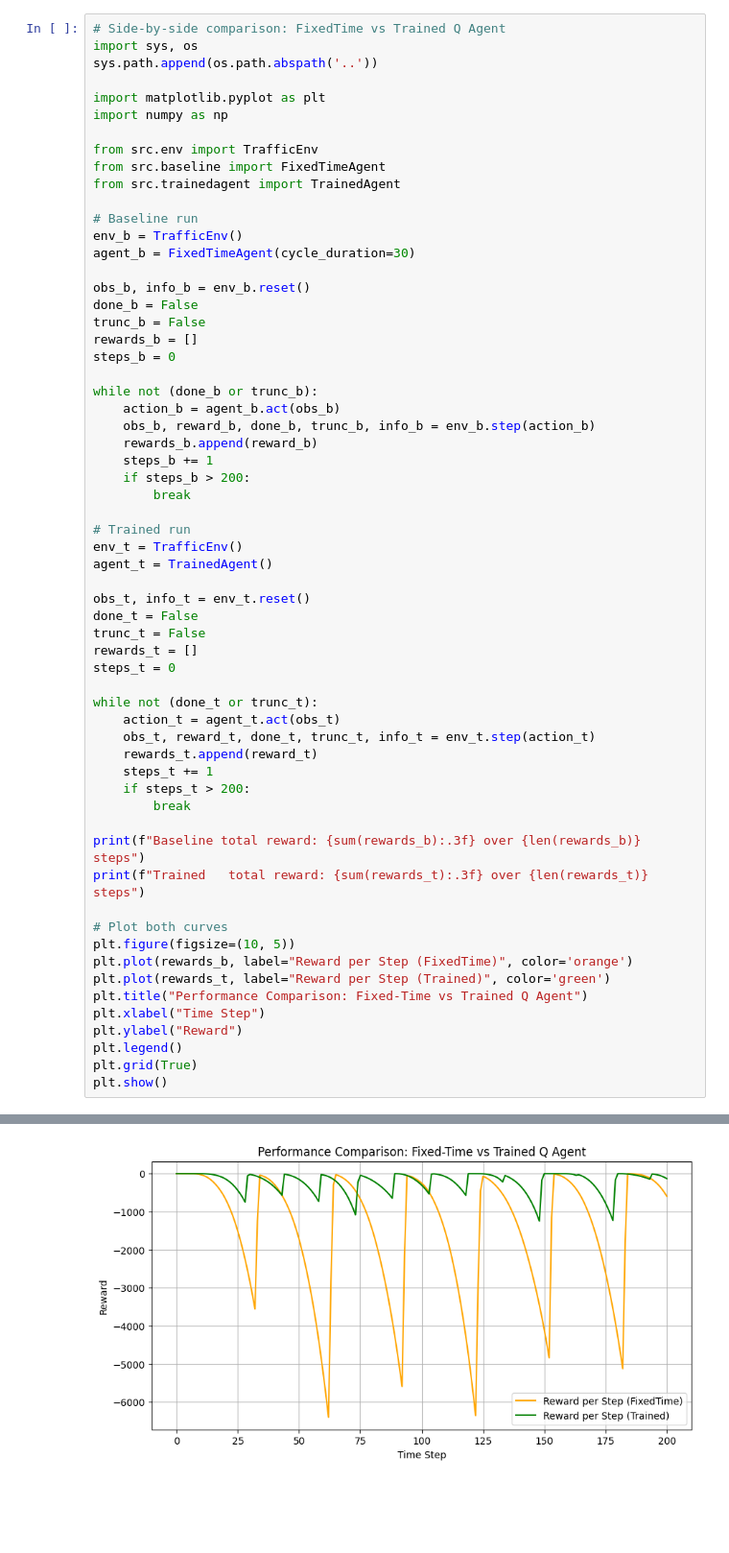
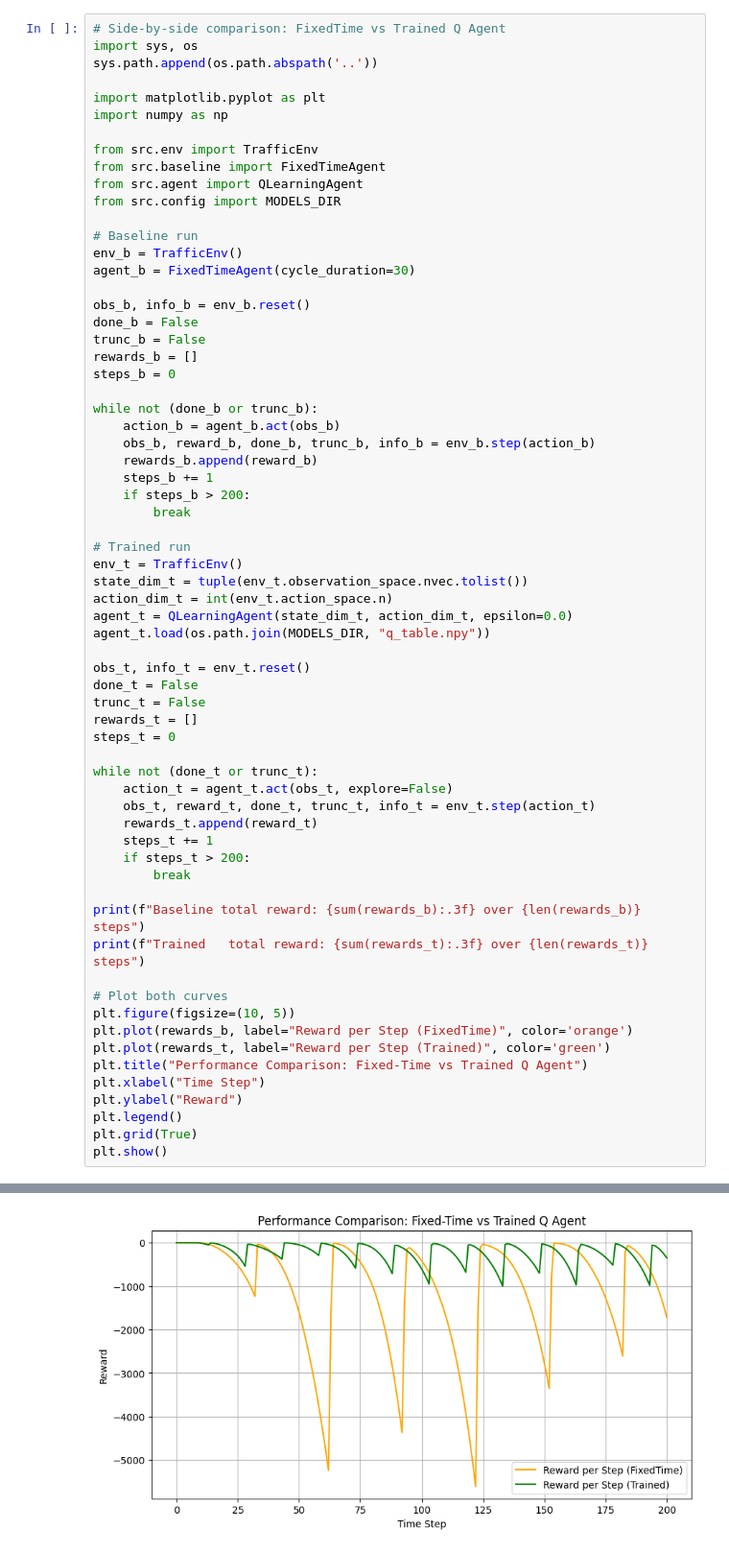
Before and after one commit to F1nnian/traffic_ai, a Jupyter notebook: notebooks/analysis.ipynb, the cells around one changed output, grey strips where cells are left out. Shown at 96% size. Saved outputs shown, nothing was run; the diff lists cells and outputs as text; blank space fills up the shorter version.

```diff
--- a/notebooks/analysis.ipynb
+++ b/notebooks/analysis.ipynb
@@ -114,7 +121,8 @@ import numpy as np
 
 from src.env import TrafficEnv
 from src.baseline import FixedTimeAgent
-from src.trainedagent import TrainedAgent
+from src.agent import QLearningAgent
+from src.config import MODELS_DIR
 
 # Baseline run
 env_b = TrafficEnv()
@@ -136,7 +144,10 @@ while not (done_b or trunc_b):
 
 # Trained run
 env_t = TrafficEnv()
-agent_t = TrainedAgent()
+state_dim_t = tuple(env_t.observation_space.nvec.tolist())
+action_dim_t = int(env_t.action_space.n)
+agent_t = QLearningAgent(state_dim_t, action_dim_t, epsilon=0.0)
+agent_t.load(os.path.join(MODELS_DIR, "q_table.npy"))
 
 obs_t, info_t = env_t.reset()
 done_t = False
@@ -145,7 +156,7 @@ rewards_t = []
 steps_t = 0
 
 while not (done_t or trunc_t):
-    action_t = agent_t.act(obs_t)
+    action_t = agent_t.act(obs_t, explore=False)
     obs_t, reward_t, done_t, trunc_t, info_t = env_t.step(action_t)
     rewards_t.append(reward_t)
     steps_t += 1
@@ -171 +182 @@ Trained   total reward: -42438.000 over 201 steps
-[figure, old version]
+[figure, new version]
```
Also changed, not shown: parts of 4 cells of this notebook, 3 other files.
